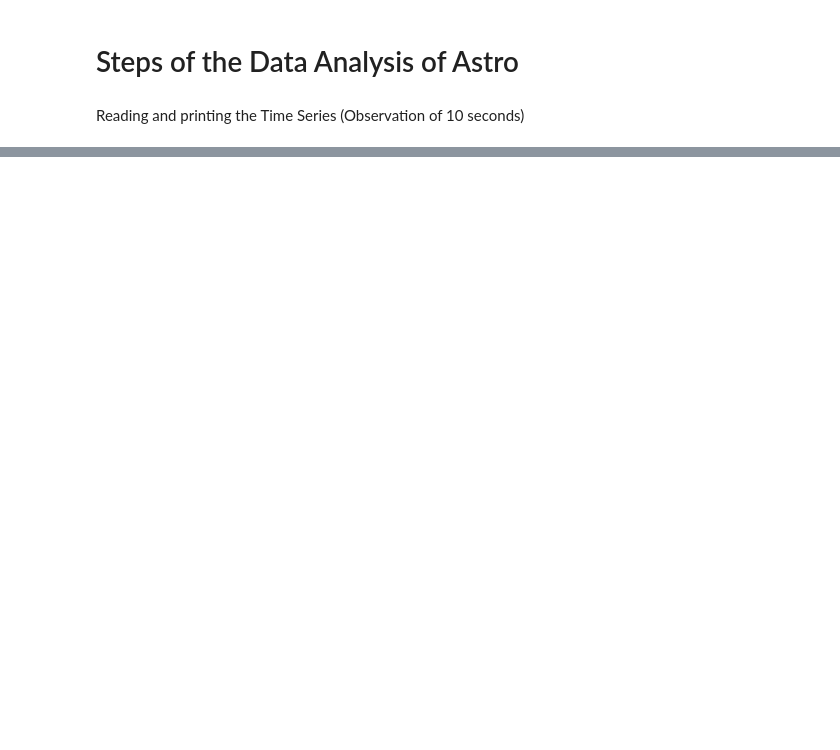
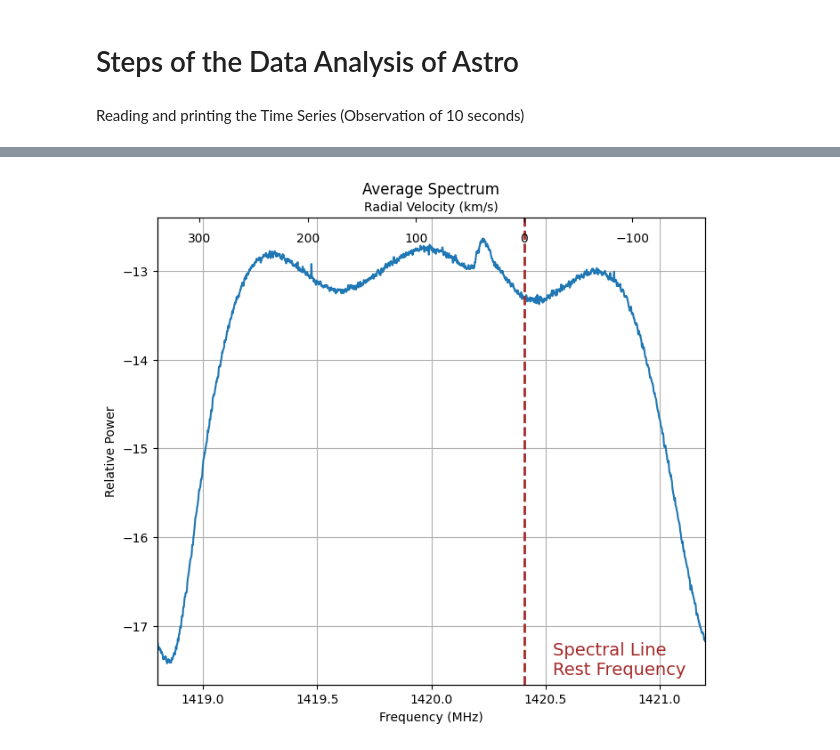
Before and after one commit to kesoglidis/Astro, a Jupyter notebook: Astro.ipynb, the cells around one changed output, grey strips where cells are left out. Cells and saved outputs as stored; diff of their text form; code cells hidden in the pictures; blank space fills up the shorter version.

```diff
--- a/Astro.ipynb
+++ b/Astro.ipynb
@@ -25,0 +41,53 @@ ValueError: x and y must have same first dimension, but have shapes (1140,) and
+# %%
+def decibel(x):
+		if dB: return 10.0*np.log10(x)
+		return
+
+
+timeStep = timeSeries['Relative Time'][1] - timeSeries['Relative Time'][0]
+timeSample = 10
+frequency = 1420*10**6
+bandwidth = 2.4*10**6
+channels = 2048
+bins = timeStep*bandwidth/channels
+dB = True
+
+f_rest = 1420.405751768e6
+left_velocity_edge = -299792.458*(bandwidth-2*frequency+2*f_rest)/(bandwidth-2*frequency)
+right_velocity_edge = 299792.458*(-bandwidth-2*frequency+2*f_rest)/(bandwidth+2*frequency)
+
+waterfall = np.fromfile('observation.dat', dtype='float32').reshape(-1, channels)/bins
+waterfall = waterfall[3:,:]
+avg_spectrum =  decibel(np.nanmean(waterfall, axis=0))
+subs = waterfall.shape[0]
+t = timeSample*np.arange(subs)
+power = np.nanmean(waterfall, axis=1)
+frequency = np.linspace(frequency-0.5*bandwidth, frequency+0.5*bandwidth,
+	                        channels, endpoint=False)*1e-6
+
+
+waterfall_cal = np.fromfile('calibration.dat', dtype='float32').reshape(-1, channels)/bins
+waterfall_cal = waterfall_cal[3:, :]
+avg_spectrum_cal = decibel(np.nanmean(waterfall_cal, axis=0))
+
+gs = GridSpec(2,3)
+ax1 = fig.add_subplot(gs[0, 0])
+ax1.set_xlim(np.min(frequency), np.max(frequency))
+ax1.set_xlabel('Frequency (MHz)')
+ax1.set_ylabel('Relative Power')
+ax1.set_title('Average Spectrum')
+ax1.grid()
+ax1.plot(frequency, avg_spectrum)
+
+ax1_secondary = ax1.twiny()
+ax1_secondary.set_xlabel('Radial Velocity (km/s)', labelpad=5)
+ax1_secondary.axvline(x=0, color='brown', linestyle='--', linewidth=2, zorder=0)
+ax1_secondary.annotate('Spectral Line\nRest Frequency', xy=(320, 5),
+                               xycoords='axes points', size=14, ha='left', va='bottom', color='brown')
+ax1_secondary.set_xlim(left_velocity_edge, right_velocity_edge)
+ax1_secondary.tick_params(axis='x', direction='in', pad=-22)
+
+ax4.remove()
+fig
+# %% [output]
+[figure, added]
```
Also changed, not shown: parts of 12 cells of this notebook, 2 other files.
